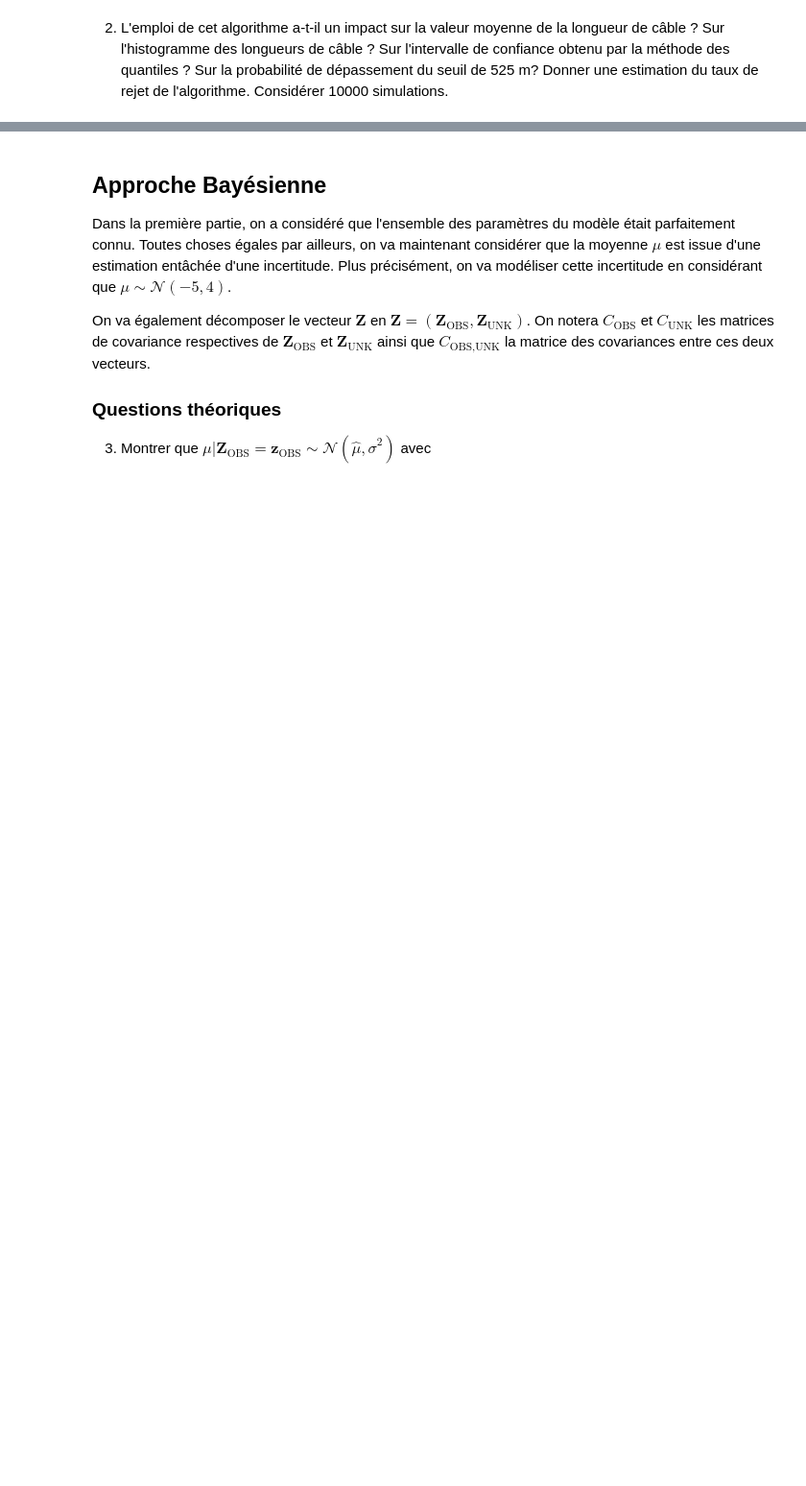
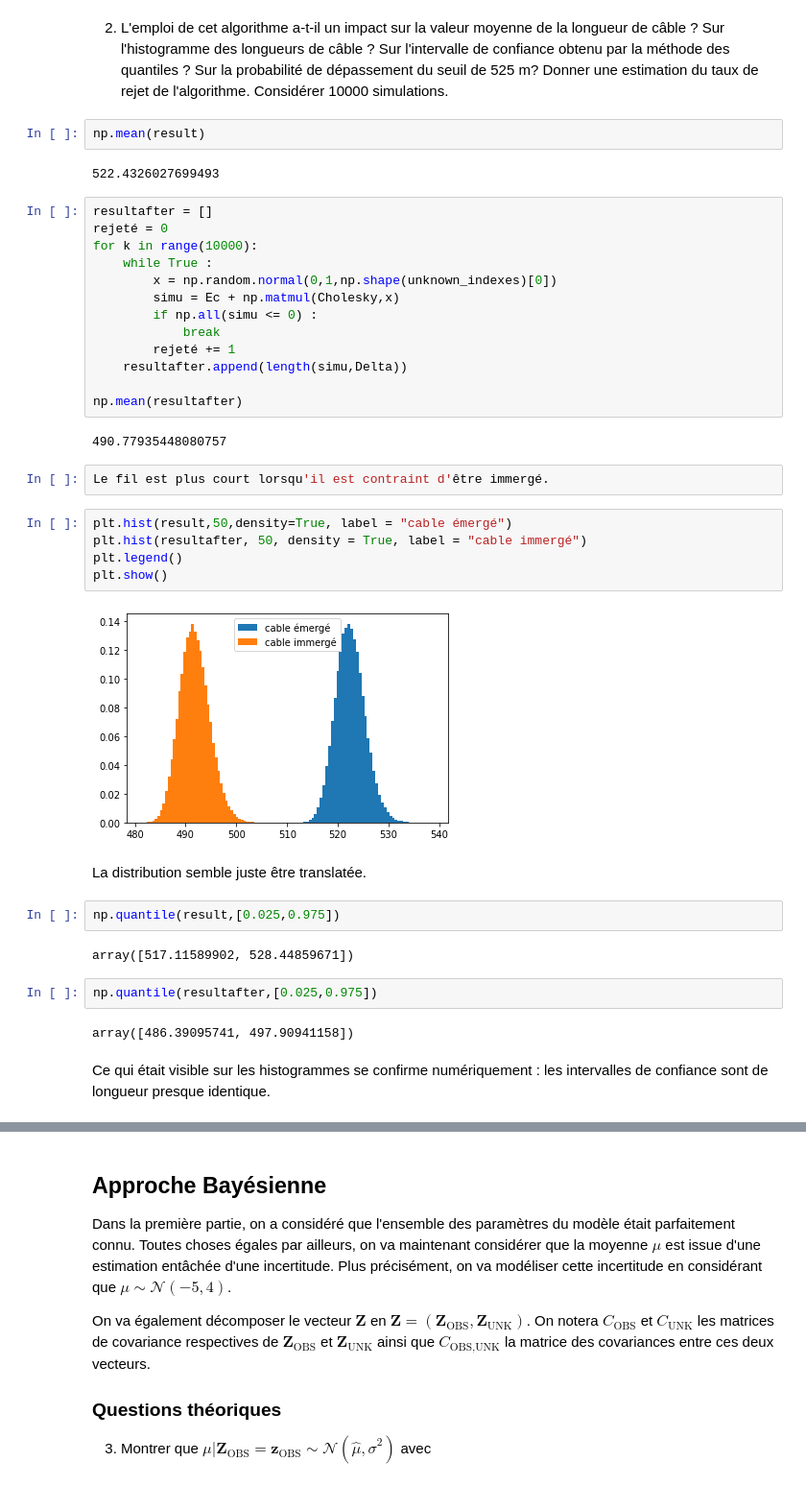
Before and after one commit to MariusAlonso/Projet-numerique-probabilites, a Jupyter notebook: Reponse.ipynb, the cells around one changed output, grey strips where cells are left out. Shown: that part at 96% size. Cells and saved outputs as stored; diff of their text form; blank space fills up the shorter version.

```diff
--- a/Reponse.ipynb
+++ b/Reponse.ipynb
@@ -301,2 +301,42 @@ plt.show()
 # %% [markdown]
 2. L'emploi de cet algorithme a-t-il un impact sur la valeur moyenne de la longueur de câble ? Sur l'histogramme des longueurs de câble ? Sur l'intervalle de confiance obtenu par la méthode des quantiles ? Sur la probabilité de dépassement du seuil de 525 m? Donner une estimation du taux de rejet de l'algorithme. Considérer 10000 simulations.
+# %%
+np.mean(result)
+# %% [output]
+522.4326027699493
+# %%
+resultafter = []
+rejeté = 0
+for k in range(10000):
+    while True :
+        x = np.random.normal(0,1,np.shape(unknown_indexes)[0])
+        simu = Ec + np.matmul(Cholesky,x)
+        if np.all(simu <= 0) :
+            break
+        rejeté += 1
+    resultafter.append(length(simu,Delta))
+
+np.mean(resultafter)
+# %% [output]
+490.77935448080757
+# %%
+Le fil est plus court lorsqu'il est contraint d'être immergé.
+# %%
+plt.hist(result,50,density=True, label = "cable émergé")
+plt.hist(resultafter, 50, density = True, label = "cable immergé")
+plt.legend()
+plt.show()
+# %% [output]
+[figure, added]
+# %% [markdown]
+La distribution semble juste être translatée.
+# %%
+np.quantile(result,[0.025,0.975])
+# %% [output]
+array([517.11589902, 528.44859671])
+# %%
+np.quantile(resultafter,[0.025,0.975])
+# %% [output]
+array([486.39095741, 497.90941158])
+# %% [markdown]
+Ce qui était visible sur les histogrammes se confirme numériquement : les intervalles de confiance sont de longueur presque identique.
```
Also changed, not shown: parts of 14 cells of this notebook.
